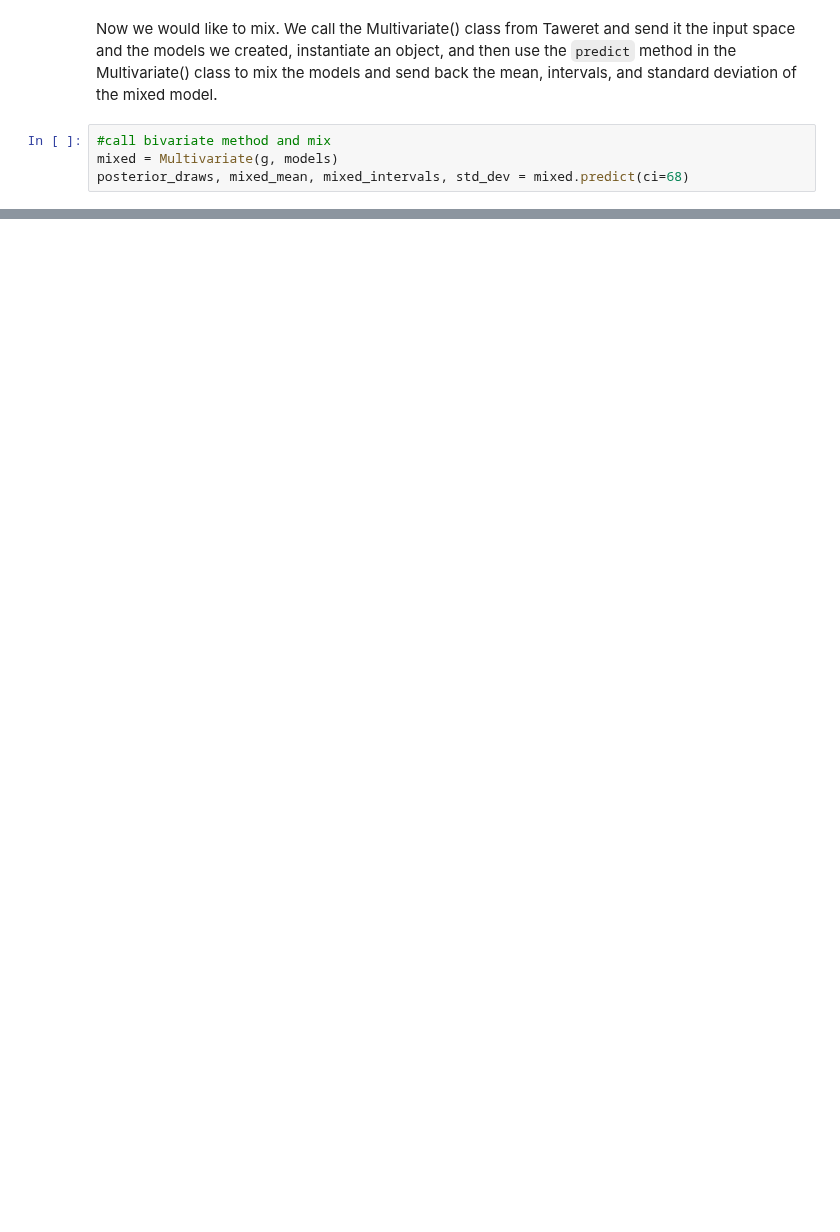
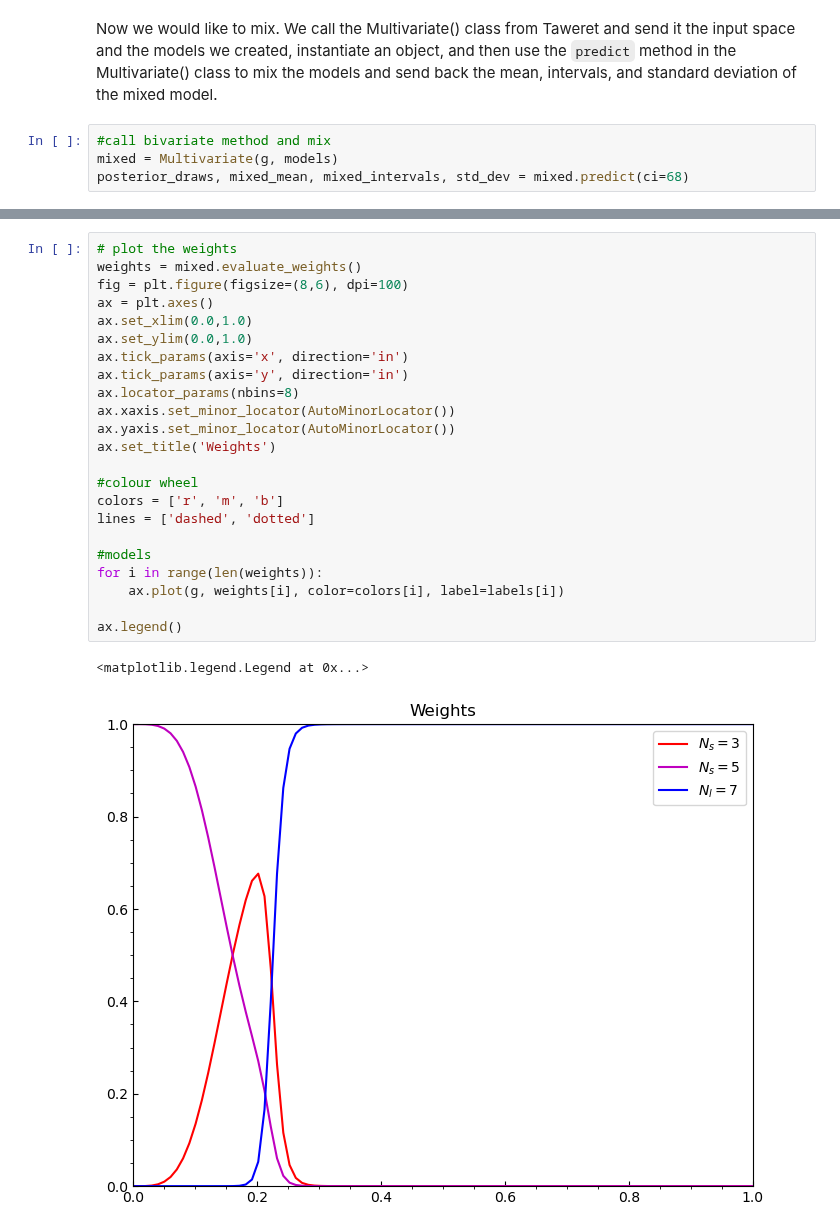
Before and after one commit to bandframework/Taweret, a Jupyter notebook: docs/source/notebooks/N_Model_BMM.ipynb, the cells around one changed output, grey strips where cells are left out. Cells and saved outputs as stored; diff of their text form; blank space fills up the shorter version.

```diff
--- a/docs/source/notebooks/N_Model_BMM.ipynb
+++ b/docs/source/notebooks/N_Model_BMM.ipynb
@@ -138,0 +137,26 @@ Excellent! We have a mixed model for these three individual series expansions. N
+# %%
+# plot the weights
+weights = mixed.evaluate_weights()
+fig = plt.figure(figsize=(8,6), dpi=100)
+ax = plt.axes()
+ax.set_xlim(0.0,1.0)
+ax.set_ylim(0.0,1.0)
+ax.tick_params(axis='x', direction='in')
+ax.tick_params(axis='y', direction='in')
+ax.locator_params(nbins=8)
+ax.xaxis.set_minor_locator(AutoMinorLocator())
+ax.yaxis.set_minor_locator(AutoMinorLocator())
+ax.set_title('Weights')
+
+#colour wheel
+colors = ['r', 'm', 'b']
+lines = ['dashed', 'dotted']
+
+#models
+for i in range(len(weights)):
+    ax.plot(g, weights[i], color=colors[i], label=labels[i])
+
+ax.legend()
+# %% [output]
+<matplotlib.legend.Legend at 0x...>
+[figure, added]
```
Also changed, not shown: parts of 5 cells of this notebook, 1 other file.
